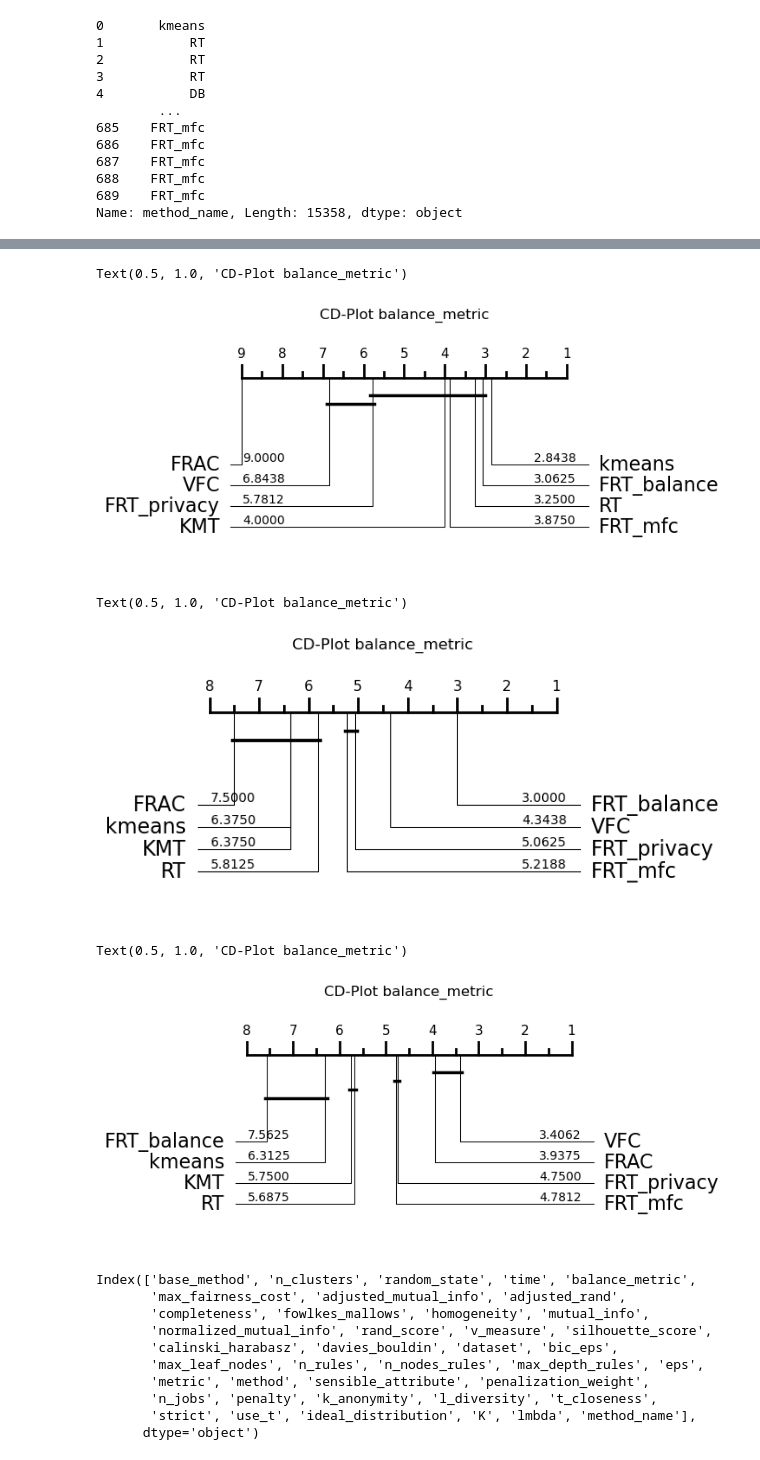
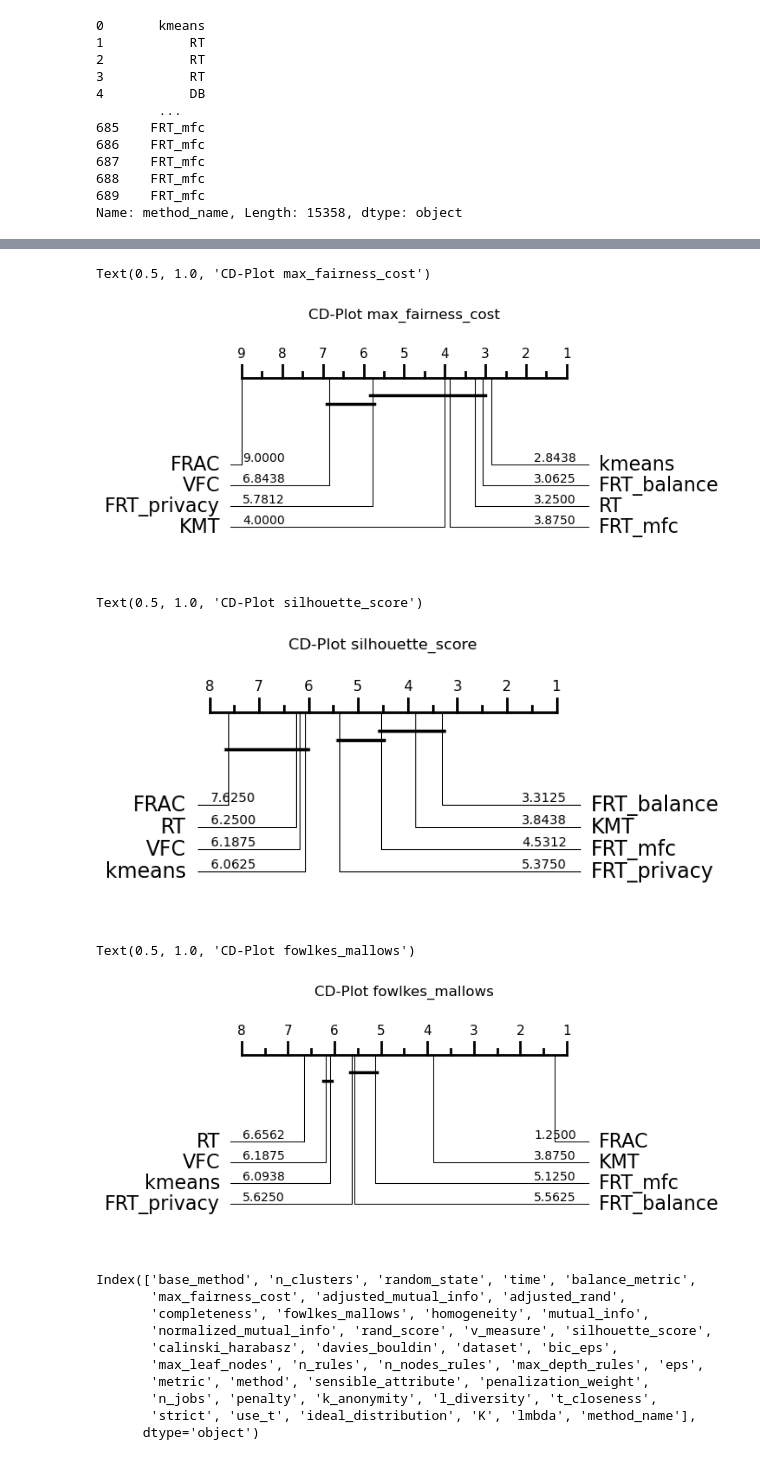
Before and after one commit to fismimosa/RuleTree, a Jupyter notebook: benchmark/Fair/Result Analysis.ipynb, the cells around one changed output, grey strips where cells are left out. Cells and saved outputs as stored; diff of their text form; code cells hidden in the pictures.

```diff
--- a/benchmark/Fair/Result Analysis.ipynb
+++ b/benchmark/Fair/Result Analysis.ipynb
@@ -49,7 +49,7 @@ best_column = 'balance_metric'
 
 def dc_plot(df, best_column, lower_better, fillna=-1):
 
-    df1 = df.sort_values(by=[best_column], ascending=True)\
+    df1 = df.sort_values(by=[best_column], ascending=lower_better)\
         .groupby(by=['method_name', 'dataset'])\
         .head(1).reset_index()[interesting_columns].sort_values(by=['dataset', 'method_name', best_column])
 
@@ -69,6 +69,6 @@ def dc_plot(df, best_column, lower_better, fillna=-1):
     return fig, ax
 
 dc_plot(df=df, best_column='balance_metric', lower_better=False)
-plt.title(f"CD-Plot {best_column}")
+plt.title(f"CD-Plot balance_metric")
 # %% [output]
 Text(0.5, 1.0, 'CD-Plot balance_metric')
@@ -76,21 +76,21 @@ Text(0.5, 1.0, 'CD-Plot balance_metric')
 # %%
 dc_plot(df=df, best_column='max_fairness_cost', lower_better=True)
-plt.title(f"CD-Plot {best_column}")
+plt.title(f"CD-Plot max_fairness_cost")
 # %% [output]
-Text(0.5, 1.0, 'CD-Plot balance_metric')
+Text(0.5, 1.0, 'CD-Plot max_fairness_cost')
-[figure, old version]
+[figure, new version]
 # %%
 dc_plot(df=df, best_column='silhouette_score', lower_better=False)
-plt.title(f"CD-Plot {best_column}")
+plt.title(f"CD-Plot silhouette_score")
 # %% [output]
-Text(0.5, 1.0, 'CD-Plot balance_metric')
+Text(0.5, 1.0, 'CD-Plot silhouette_score')
-[figure, old version]
+[figure, new version]
 # %%
 dc_plot(df=df, best_column='fowlkes_mallows', lower_better=False)
-plt.title(f"CD-Plot {best_column}")
+plt.title(f"CD-Plot fowlkes_mallows")
 # %% [output]
-Text(0.5, 1.0, 'CD-Plot balance_metric')
+Text(0.5, 1.0, 'CD-Plot fowlkes_mallows')
-[figure, old version]
+[figure, new version]
 # %%
 df.columns
 # %% [output]
```
Also changed, not shown: parts of 1 cell of this notebook.
